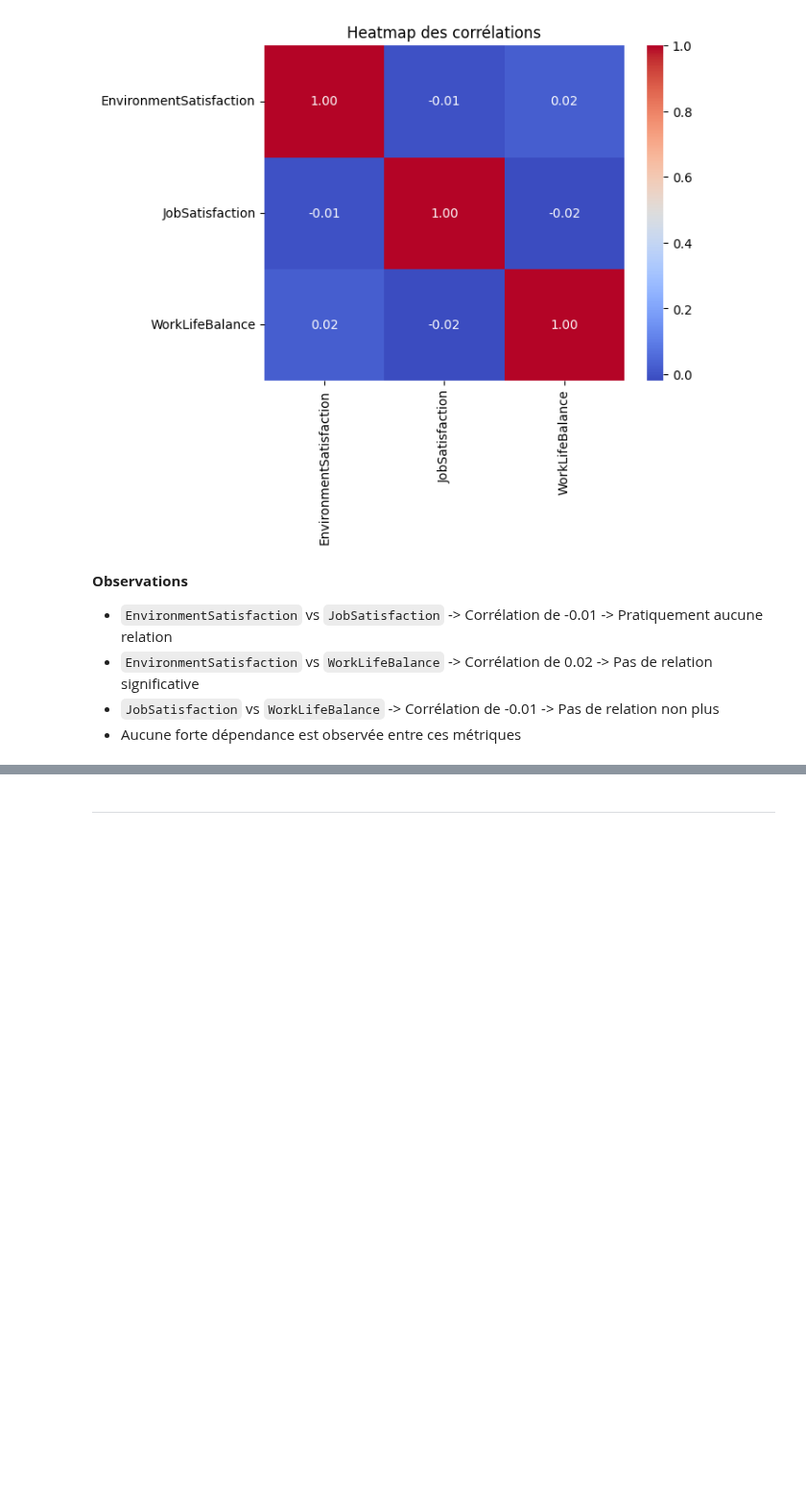
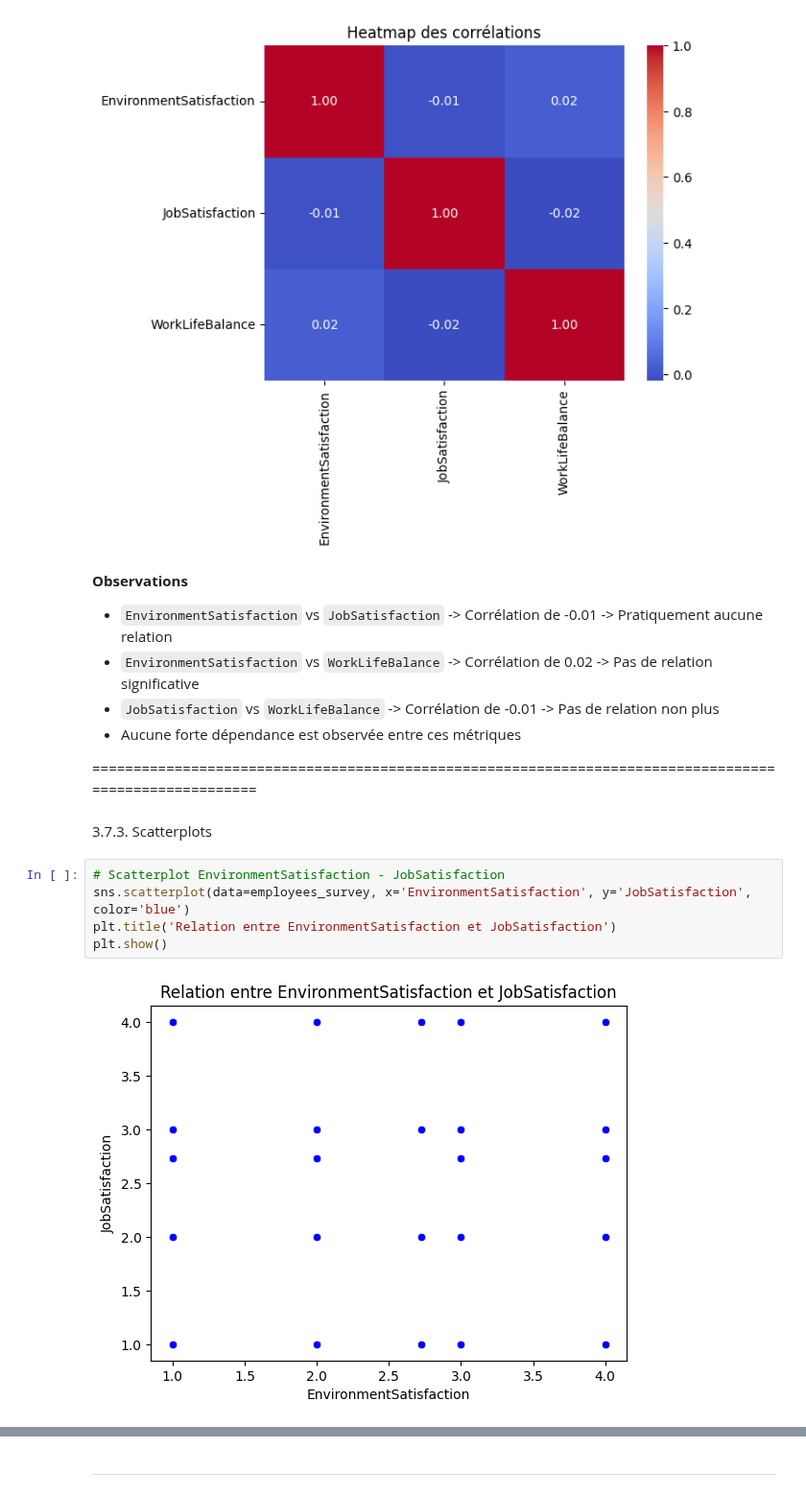
Before and after one commit to warren-gaure/projet-ia, a Jupyter notebook: notebooks/eda.ipynb, the cells around one changed output, grey strips where cells are left out. Shown at 96% size. Cells and saved outputs as stored; diff of their text form; blank space fills up the shorter version.

Commit message:
Amélioration de l'EDA employees_survey

```diff
--- a/notebooks/testing.ipynb
+++ b/notebooks/eda.ipynb
@@ -246,3 +263,14 @@ plt.show()
 - `EnvironmentSatisfaction` vs `WorkLifeBalance` -> Corrélation de 0.02 -> Pas de relation significative
 - `JobSatisfaction` vs `WorkLifeBalance` -> Corrélation de -0.01 -> Pas de relation non plus
 - Aucune forte dépendance est observée entre ces métriques
+
+=======================================================================================================
+# %% [markdown]
+3.7.3. Scatterplots
+# %%
+# Scatterplot EnvironmentSatisfaction - JobSatisfaction
+sns.scatterplot(data=employees_survey, x='EnvironmentSatisfaction', y='JobSatisfaction', color='blue')
+plt.title('Relation entre EnvironmentSatisfaction et JobSatisfaction')
+plt.show()
+# %% [output]
+[figure, added]
```
Also changed, not shown: parts of 32 cells of this notebook.
